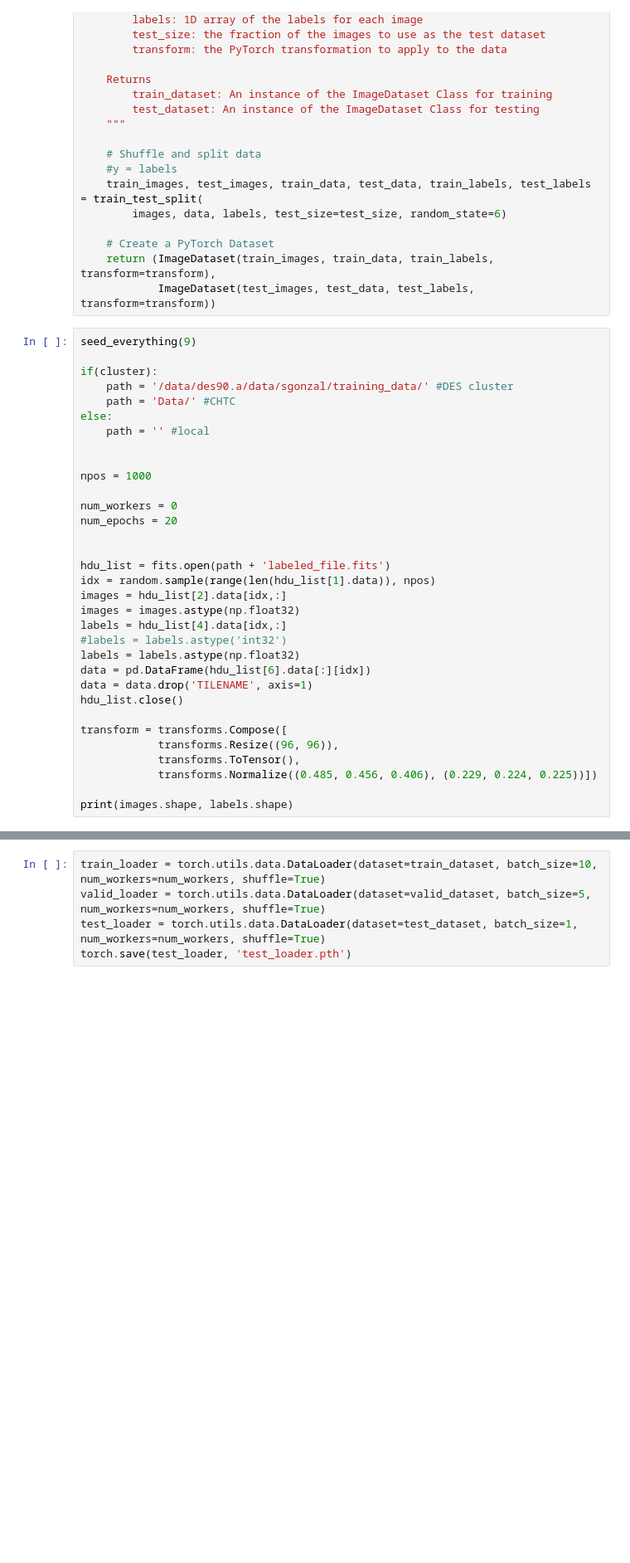
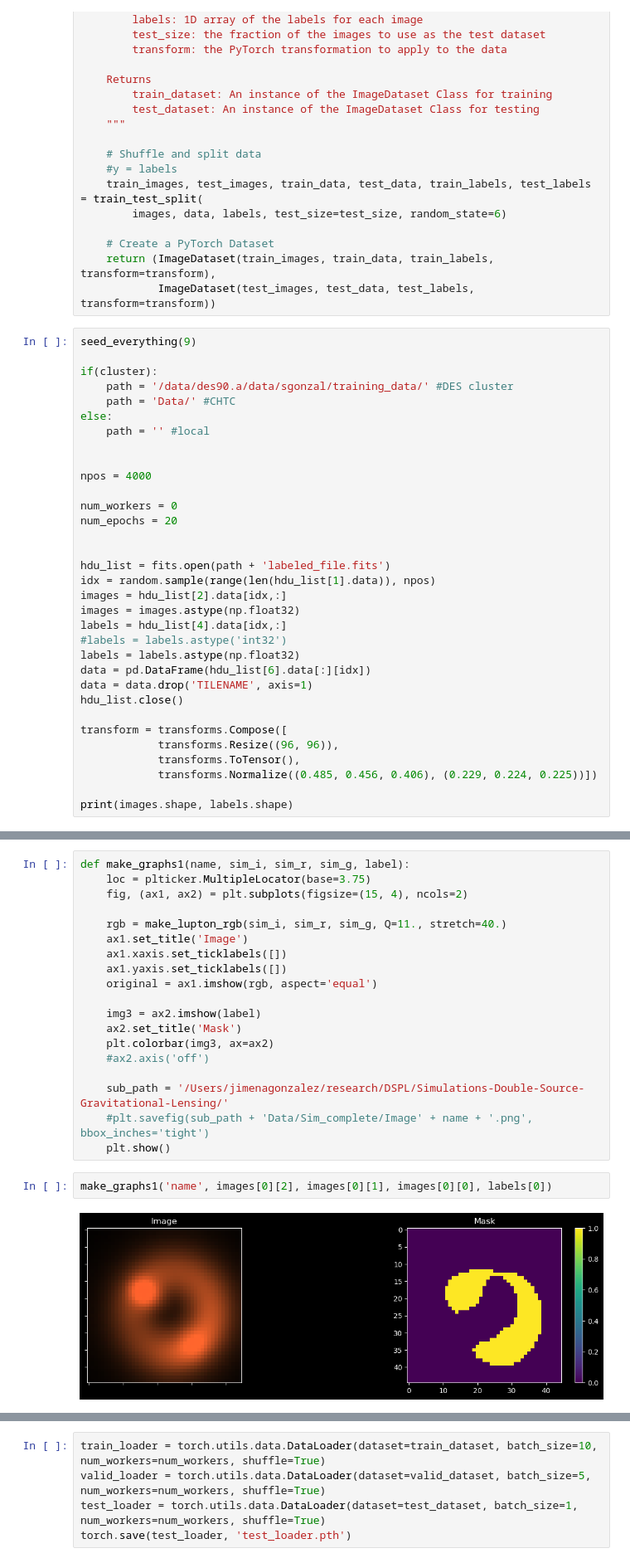
Before and after one commit to JimenaGonzalez/Image_Segmentation, a Jupyter notebook: Segmentation.ipynb, the cells around one changed output, grey strips where cells are left out. Shown at 83% size. Drawn from its saved outputs; the diff is of its cells as text; blank space fills up the shorter version.

```diff
--- a/Segmentation.ipynb
+++ b/Segmentation.ipynb
@@ -170,7 +167,7 @@ else:
     path = '' #local
 
 
-npos = 1000
+npos = 4000
 
 num_workers = 0
 num_epochs = 20
@@ -221 +195,24 @@ make_graphs('name', images[0][2], images[0][1], images[0][0], labels[0])
+# %%
+def make_graphs1(name, sim_i, sim_r, sim_g, label):
+    loc = plticker.MultipleLocator(base=3.75)
+    fig, (ax1, ax2) = plt.subplots(figsize=(15, 4), ncols=2)
+
+    rgb = make_lupton_rgb(sim_i, sim_r, sim_g, Q=11., stretch=40.)
+    ax1.set_title('Image')
+    ax1.xaxis.set_ticklabels([])
+    ax1.yaxis.set_ticklabels([])
+    original = ax1.imshow(rgb, aspect='equal')
+
+    img3 = ax2.imshow(label)
+    ax2.set_title('Mask')
+    plt.colorbar(img3, ax=ax2)
+    #ax2.axis('off')
+
+    sub_path = '/Users/jimenagonzalez/research/DSPL/Simulations-Double-Source-Gravitational-Lensing/'
+    #plt.savefig(sub_path + 'Data/Sim_complete/Image' + name + '.png', bbox_inches='tight')
+    plt.show()
+# %%
+make_graphs1('name', images[0][2], images[0][1], images[0][0], labels[0])
+# %% [output]
+[figure, added]
 # %%
```
Also changed, not shown: parts of 13 cells of this notebook.
